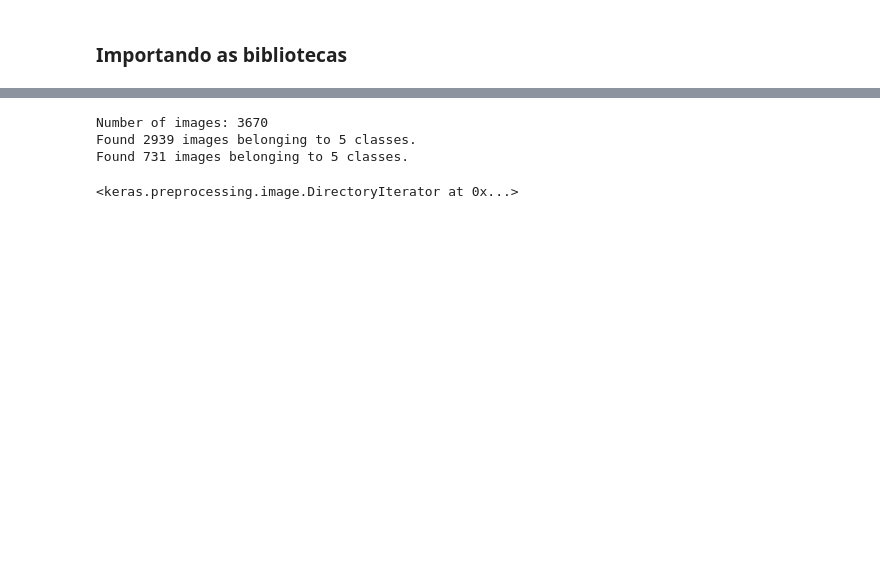
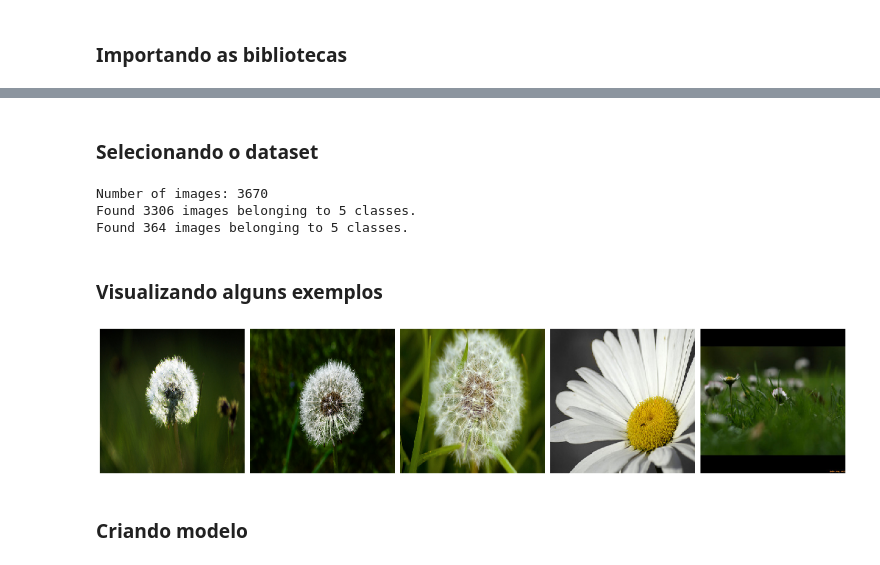
Before and after one commit to diasctiago/igti, a Jupyter notebook: 4 - Metodologias de Aprendizado/Desafio/DesafioModulo4.ipynb, the cells around one changed output, grey strips where cells are left out. Cells and saved outputs as stored; diff of their text form; code cells hidden in the pictures; blank space fills up the shorter version.

```diff
--- a/4 - Metodologias de Aprendizado/Desafio/DesafioModulo4.ipynb
+++ b/4 - Metodologias de Aprendizado/Desafio/DesafioModulo4.ipynb
@@ -21,36 +27,54 @@ epochs = 10
 
 IMAGE_SHAPE = (224, 224, 3)
+# %% [markdown]
+### Selecionando o dataset
 # %%
-"""This function downloads, extracts, loads, normalizes and one-hot encodes Flower Photos dataset"""
-# download the dataset and extract it
-data_dir = get_file(origin='https://storage.googleapis.com/download.tensorflow.org/example_images/flower_photos.tgz',
+# download do dataset
+data_dir = tf.keras.utils.get_file(origin='https://storage.googleapis.com/download.tensorflow.org/example_images/flower_photos.tgz',
                                       fname='flower_photos', untar=True)
 data_dir = pathlib.Path(data_dir)
 
-# count how many images are there
+# verificando a quantidade de imagens do dataset
 image_count = len(list(data_dir.glob('*/*.jpg')))
 print("Number of images:", image_count)
 
-# get all classes for this dataset (types of flowers) excluding LICENSE file
+# selecionando as classes do dataset (tipos de flores) excluindo o arquivo LICENSE
 CLASS_NAMES = np.array([item.name for item in data_dir.glob('*') if item.name != "LICENSE.txt"])
 
-# roses = list(data_dir.glob('roses/*'))
-# 20% validation set 80% training set
-image_generator = ImageDataGenerator(rescale=1/255, validation_split=0.2)
+# dividindo o dataset em treino e teste
+image_generator = ImageDataGenerator(rescale=1/255, validation_split=0.1)
+image_count_train = image_count * 0.9
+image_count_test = image_count * 0.1
 
-# make the training dataset generator
+# conjunto de treino
 train_data_gen = image_generator.flow_from_directory(directory=str(data_dir), batch_size=batch_size,
                                                     classes=list(CLASS_NAMES), target_size=(IMAGE_SHAPE[0], IMAGE_SHAPE[1]),
                                                     shuffle=True, subset="training")
-# make the validation dataset generator
+# conjunto de teste
 test_data_gen = image_generator.flow_from_directory(directory=str(data_dir), batch_size=batch_size,
                                                     classes=list(CLASS_NAMES), target_size=(IMAGE_SHAPE[0], IMAGE_SHAPE[1]),
                                                     shuffle=True, subset="validation")
 # %% [output]
 Number of images: 3670
-Found 2939 images belonging to 5 classes.
-Found 731 images belonging to 5 classes.
+Found 3306 images belonging to 5 classes.
+Found 364 images belonging to 5 classes.
-# %%
-train_data_gen
-# %% [output]
-<keras.preprocessing.image.DirectoryIterator at 0x...>
+# %% [markdown]
+### Visualizando alguns exemplos
+# %%
+sample_training_images, sample_training_labels = next(train_data_gen)
+# %%
+# Plotar imagens exemplos
+def plotImages(images_arr):
+    fig, axes = plt.subplots(1, 5, figsize=(20,20))
+    axes = axes.flatten()
+    for img, ax in zip( images_arr, axes):
+        ax.imshow(img)
+        ax.axis('off')
+    plt.tight_layout()
+    plt.show()
+
+plotImages(sample_training_images[:5])
+# %% [output]
+[figure, added]
+# %% [markdown]
+### Criando modelo
```
Also changed, not shown: parts of 15 cells of this notebook.
